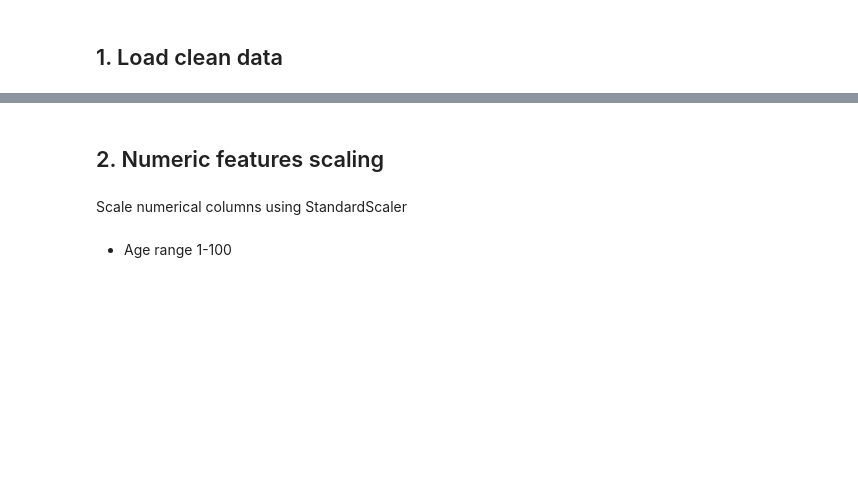
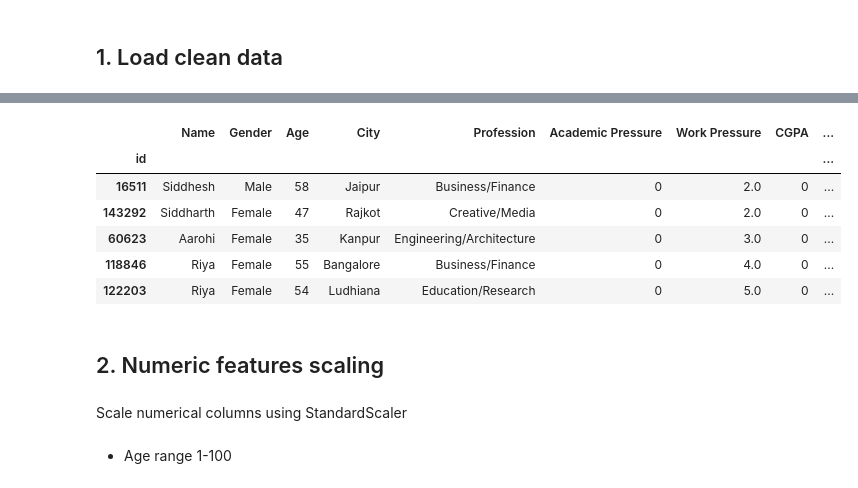
Before and after one commit to tlong-ds/india-depression-analysis, a Jupyter notebook: 04-feature-engineering.ipynb, the cells around one changed output, grey strips where cells are left out. Saved outputs shown, nothing was run; the diff lists cells and outputs as text; code cells hidden in the pictures; blank space fills up the shorter version.

```diff
--- a/04-feature-engineering.ipynb
+++ b/04-feature-engineering.ipynb
@@ -48,3 +57,13 @@ First few rows:
+# %%
+X_train_worker.head()
+# %% [output]
+|  | Name | Gender | Age | City | Profession | Academic Pressure | Work Pressure | CGPA | ... |
+| id |  |  |  |  |  |  |  |  | ... |
+| 16511 | Siddhesh | Male | 58 | Jaipur | Business/Finance | 0 | 2.0 | 0 | ... |
+| 143292 | Siddharth | Female | 47 | Rajkot | Creative/Media | 0 | 2.0 | 0 | ... |
+| 60623 | Aarohi | Female | 35 | Kanpur | Engineering/Architecture | 0 | 3.0 | 0 | ... |
+| 118846 | Riya | Female | 55 | Bangalore | Business/Finance | 0 | 4.0 | 0 | ... |
+| 122203 | Riya | Female | 54 | Ludhiana | Education/Research | 0 | 5.0 | 0 | ... |
 # %%
 binary_cols = ['Depression',
                'Have you ever had suicidal thoughts ?',
```
Also changed, not shown: parts of 63 cells of this notebook.
